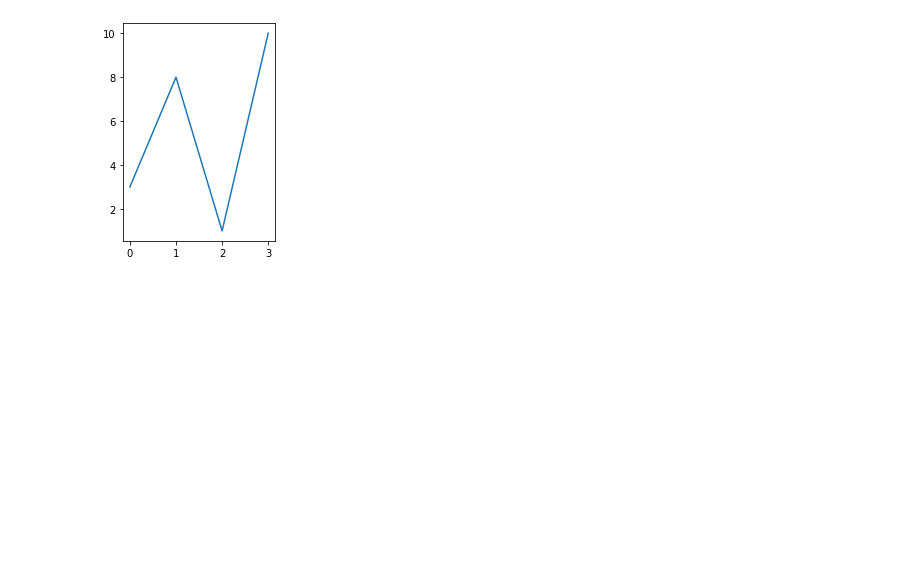
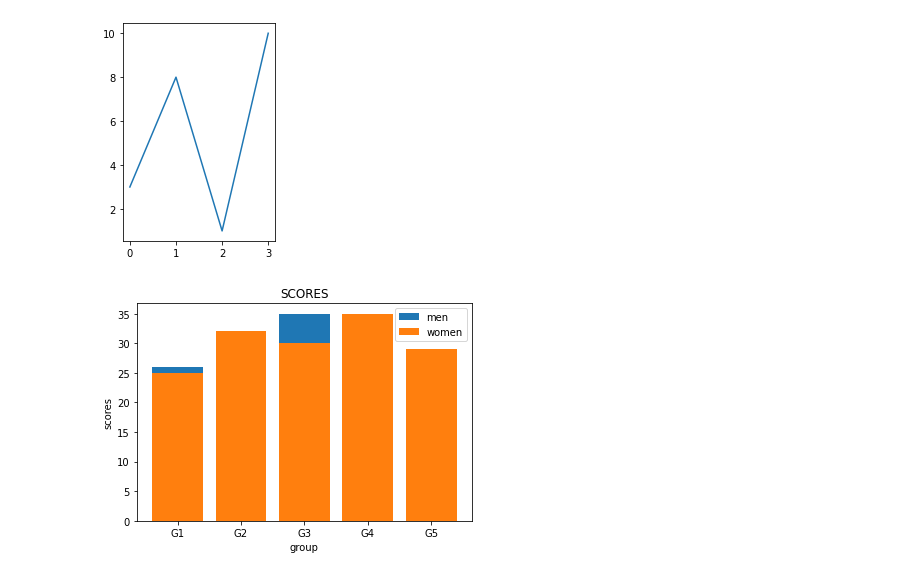
Before and after one commit to dilshadvp/dsm-lab, a Jupyter notebook: matrix.ipynb, the cells around one changed output. Saved outputs shown, nothing was run; the diff lists cells and outputs as text; code cells hidden in the pictures; blank space fills up the shorter version.

```diff
--- a/matrix.ipynb
+++ b/matrix.ipynb
@@ -163,3 +163,20 @@ plt.plot(x,y)
 # %% [output]
 [<matplotlib.lines.Line2D at 0x...>]
 [figure]
+# %%
+import matplotlib.pyplot as plt
+plt.title("SCORES")
+plt.xlabel("group")
+plt.ylabel("scores")
+
+men=(26,30,35,35,26)
+women=(25,32,30,35,29)
+
+gender=['G1','G2','G3','G4','G5']
+
+plt.bar(gender,men,label="men")
+plt.bar(gender,women,label="women")
+plt.legend()
+plt.show()
+# %% [output]
+[figure, added]
```
Also changed, not shown: parts of 5 cells of this notebook.
